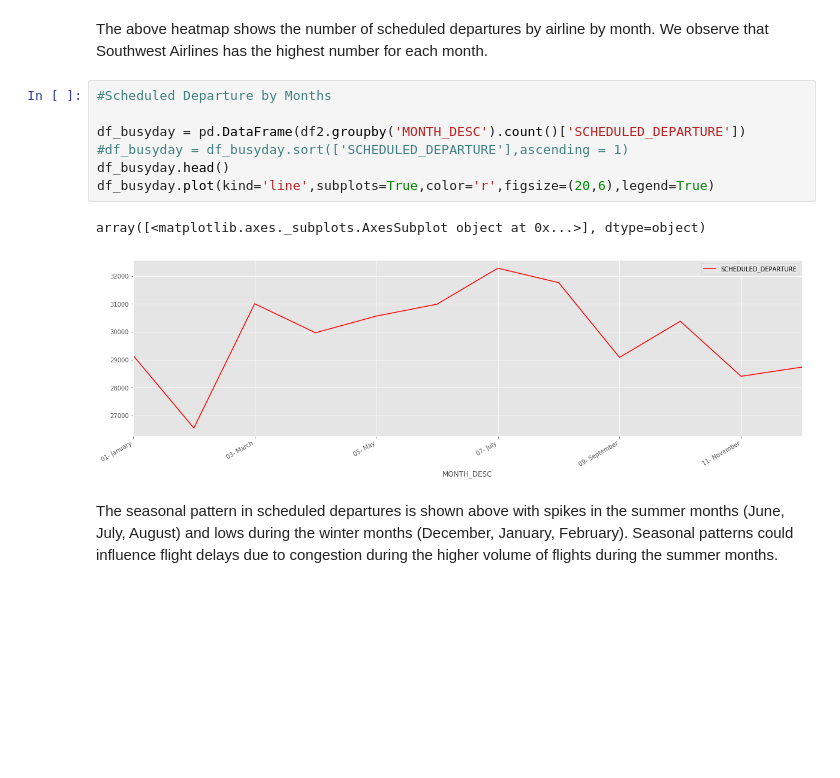
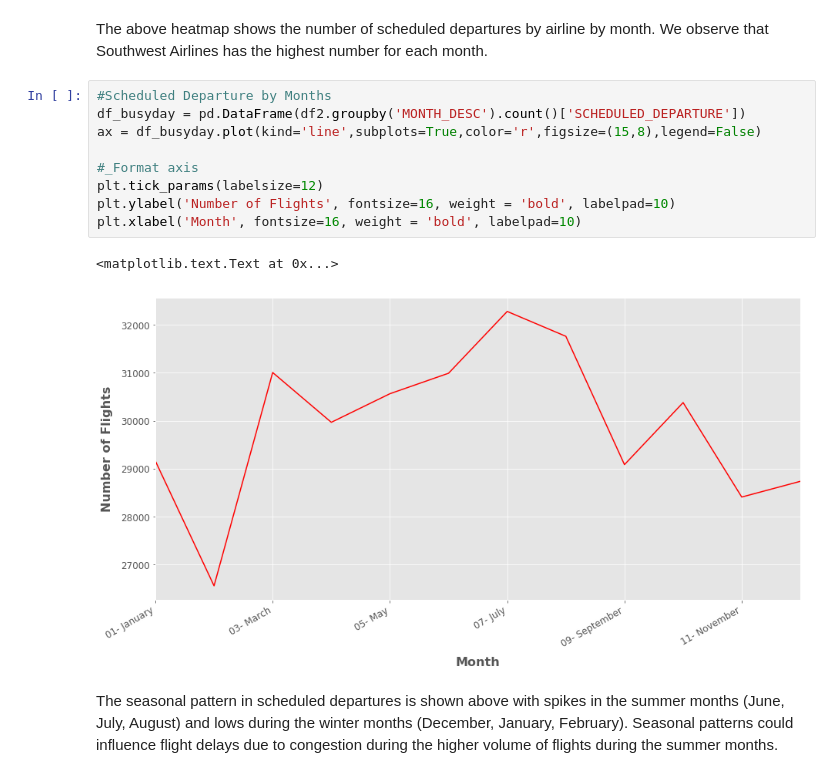
Before and after one commit to JackNelson/MSDS7331_Project1, a Jupyter notebook: Project1.ipynb, the cells around one changed output. Cells and saved outputs as stored; diff of their text form; blank space fills up the shorter version.

Commit message:
visualization edits

```diff
--- a/Project1.ipynb
+++ b/Project1.ipynb
@@ -477,14 +560,16 @@ sns.heatmap(pvt_scheduled_airline_date, linecolor="blue", linewidths=1)
 The above heatmap shows the number of scheduled departures by airline by month.  We observe that Southwest Airlines has the highest number for each month.
 # %%
 #Scheduled Departure by Months
+df_busyday = pd.DataFrame(df2.groupby('MONTH_DESC').count()['SCHEDULED_DEPARTURE'])
+ax = df_busyday.plot(kind='line',subplots=True,color='r',figsize=(15,8),legend=False)
 
-df_busyday = pd.DataFrame(df2.groupby('MONTH_DESC').count()['SCHEDULED_DEPARTURE'])
-#df_busyday = df_busyday.sort(['SCHEDULED_DEPARTURE'],ascending = 1)
-df_busyday.head()
-df_busyday.plot(kind='line',subplots=True,color='r',figsize=(20,6),legend=True)
+#_Format axis
+plt.tick_params(labelsize=12)
+plt.ylabel('Number of Flights', fontsize=16, weight = 'bold', labelpad=10)
+plt.xlabel('Month', fontsize=16, weight = 'bold', labelpad=10)
 # %% [output]
-array([<matplotlib.axes._subplots.AxesSubplot object at 0x...>], dtype=object)
+<matplotlib.text.Text at 0x...>
-[figure, old version]
+[figure, new version]
 # %% [markdown]
 The seasonal pattern in scheduled departures is shown above with spikes in the summer months (June, July, August) and lows during the winter months (December, January, February).  Seasonal patterns could influence flight delays due to congestion during the higher volume of flights during the summer months.
 # %%
```
Also changed, not shown: parts of 31 cells of this notebook.
